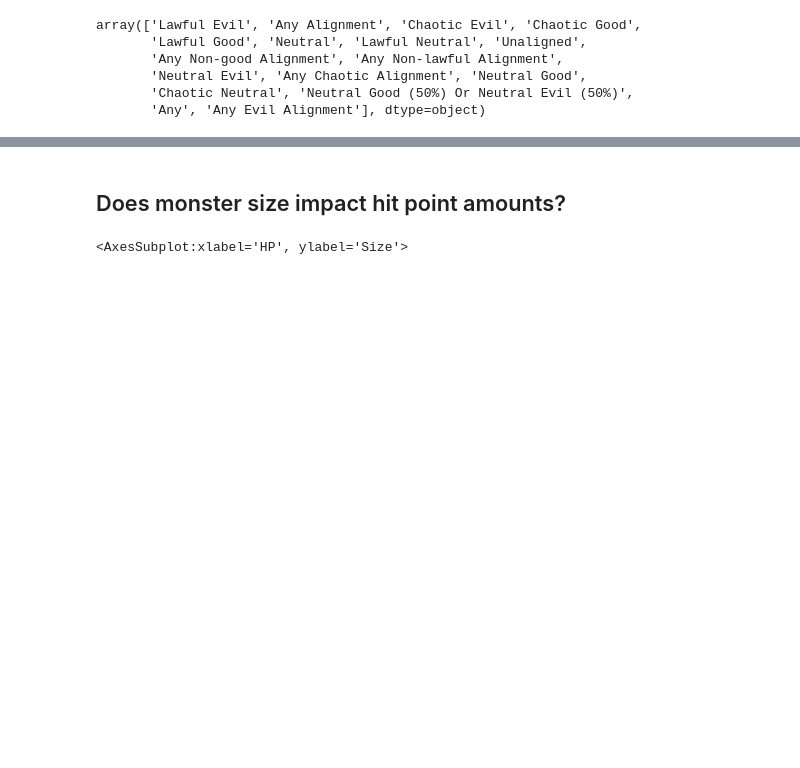
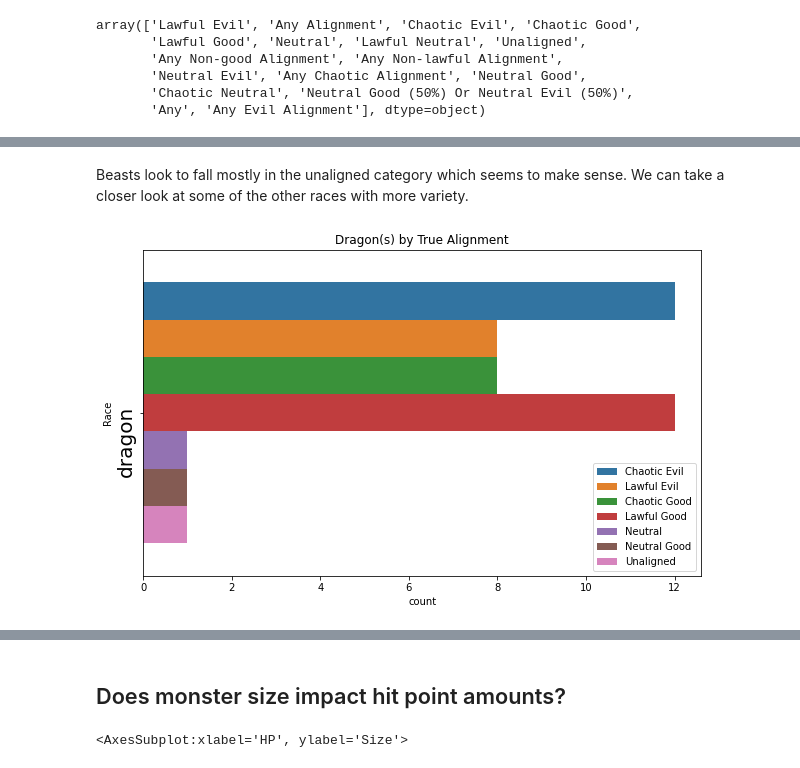
Before and after one commit to dmm4613/dnd-eda, a Jupyter notebook: dnd-eda.ipynb, the cells around one changed output, grey strips where cells are left out. Cells and saved outputs as stored; diff of their text form; code cells hidden in the pictures; blank space fills up the shorter version.

```diff
--- a/dnd-eda.ipynb
+++ b/dnd-eda.ipynb
@@ -174,0 +186,20 @@ ValueError: The truth value of a Series is ambiguous. Use a.empty, a.bool(), a.i
+# %% [markdown]
+Beasts look to fall mostly in the unaligned category which seems to make sense. We can take a closer look at some of the other races with more variety.
+# %%
+# create a function for looking at aligntment in individual races
+def check_alignment(race):
+    race = race.lower()
+    single_race = true_alignments[true_alignments['Race']==race]
+
+    fig, ax = plt.subplots(figsize=(10,6))
+    sns.countplot(y=single_race['Race'], hue=single_race['Alignment'])
+    plt.title(f'{race.capitalize()}(s) by True Alignment')
+    legend = plt.legend()
+    plt.yticks(rotation=90, size=20)
+    plt.show()
+
+check_alignment('dragon')
+
+# true_alignments[true_alignments['Race']=='dragon']
+# %% [output]
+[figure, added]
```
Also changed, not shown: parts of 9 cells of this notebook.
